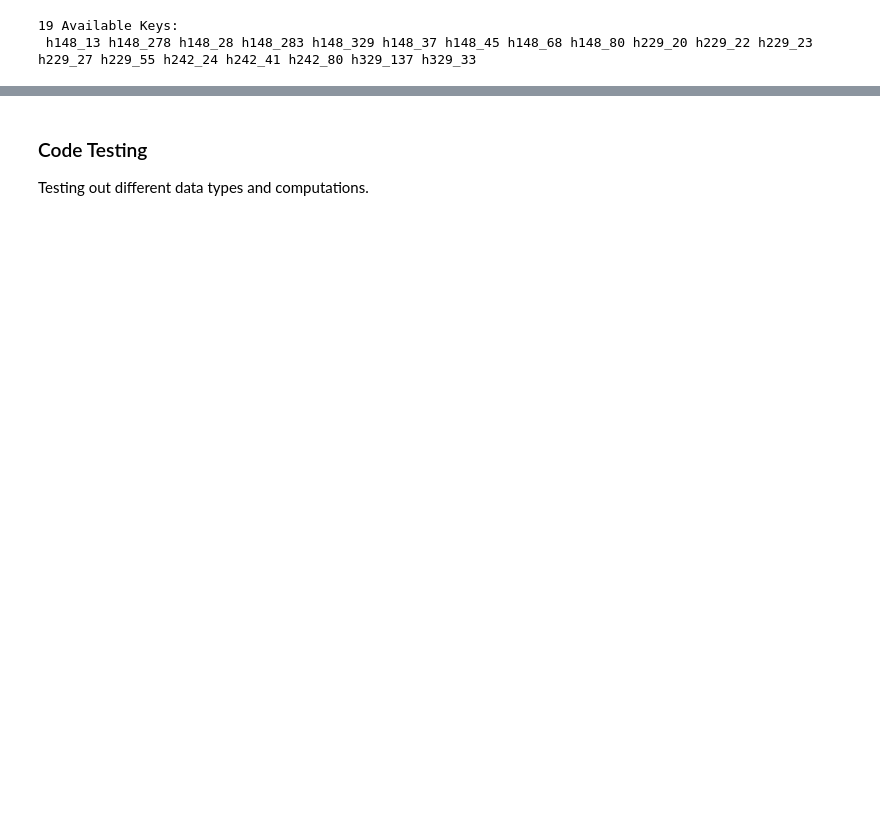
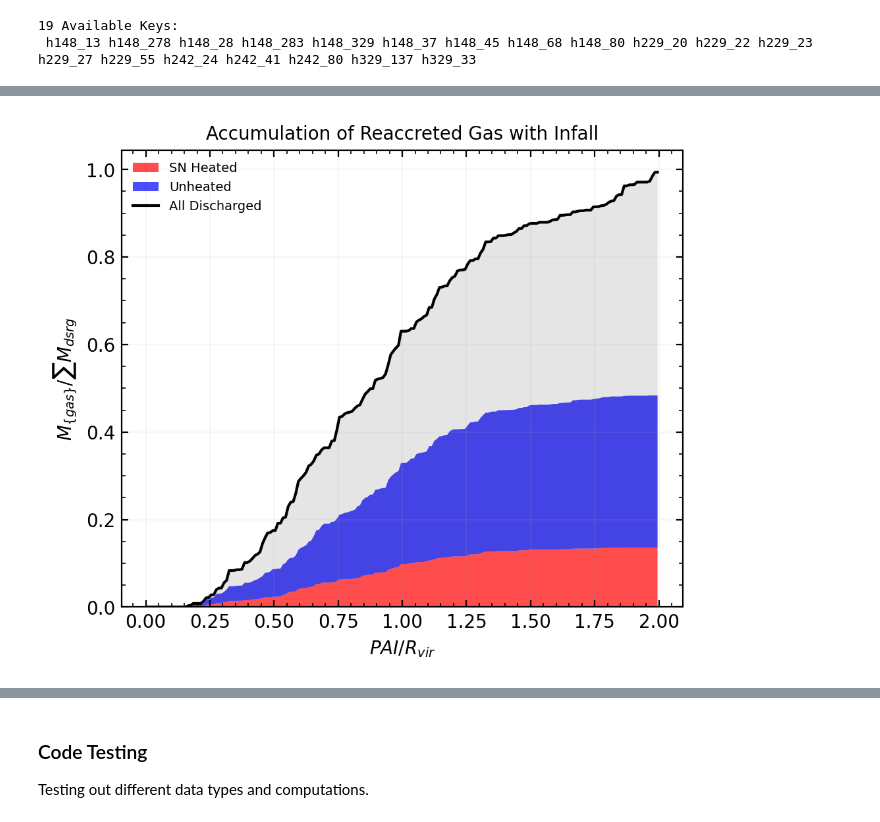
Before and after one commit to leoglonz/Astro_map, a Jupyter notebook: Reaccretion_p1.ipynb, the cells around one changed output, grey strips where cells are left out. Cells and saved outputs as stored; diff of their text form; code cells hidden in the pictures; blank space fills up the shorter version.

```diff
--- a/Reaccretion_p1.ipynb
+++ b/Reaccretion_p1.ipynb
@@ -195,0 +188,42 @@ plt.show()
+# %%
+# Basic visualization of reaccreted gas as a function of POI.
+
+hot = reaccreted[reaccreted.sneHeated==True]
+cold = reaccreted[reaccreted.sneHeated==False]
+
+bins = 200
+fig, ax = plt.subplots(1,1, dpi=200, figsize=(5.5,4.5), sharex=True,
+                       constrained_layout=False)
+
+
+y1, x = np.histogram(pai(hot), bins=bins, weights=wt(hot,discharged), range=(0, 2))
+bincenters = 0.5*(x[1:] + x[:-1])
+sum1 = np.cumsum(y1)
+y2, x = np.histogram(pai(cold), bins=bins, weights=wt(cold,discharged), range=(0, 2))
+sum2 = np.cumsum(y2)
+ax.stackplot(bincenters, sum1, sum2, alpha=0.7, colors=['r', 'b'],
+             labels=['SN Heated', 'Unheated'])
+
+y3, x = np.histogram(pai(discharged), bins=bins, weights=wt(discharged), range=(0, 2))
+bincenters = 0.5*(x[1:] + x[:-1])
+sum3 = np.cumsum(y3)
+ax.plot(bincenters, sum3, alpha=1.0, c='black', label='All Discharged')
+
+ax.fill_between(bincenters, sum1, sum3, color='k', ec=None, alpha=0.1)
+
+ax.set_title('Accumulation of Reaccreted Gas with Infall', fontsize='medium')
+ax.set_xlabel(r'$PAI / R_{vir}$')
+ax.set_ylabel('$M_{\{gas\}} / \sum M_{dsrg}$')
+# # ax[1].set_xlim(-0.1,4)
+# ax[1].set_ylim(0,0.2)
+
+ax.tick_params(direction='in', which='both', top=True, right=True)
+ax.xaxis.set_minor_locator(mpl.ticker.MultipleLocator(0.05))
+ax.yaxis.set_minor_locator(mpl.ticker.MultipleLocator(0.05))
+ax.grid(alpha=0.1, zorder=-1000)
+
+ax.legend(frameon=False, fontsize=7)
+
+plt.show()
+# %% [output]
+[figure, added]
```
Also changed, not shown: parts of 29 cells of this notebook, 6 other files.
